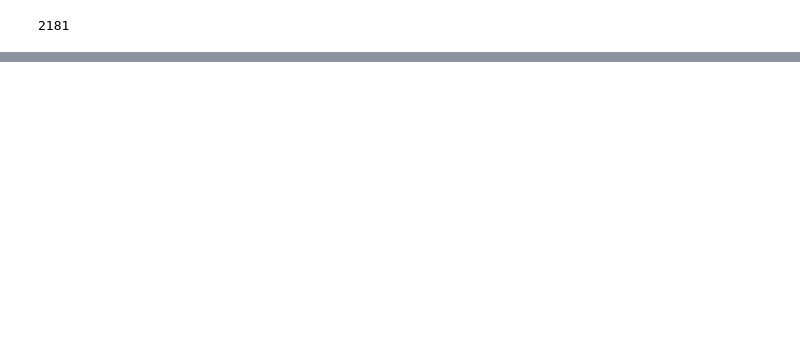
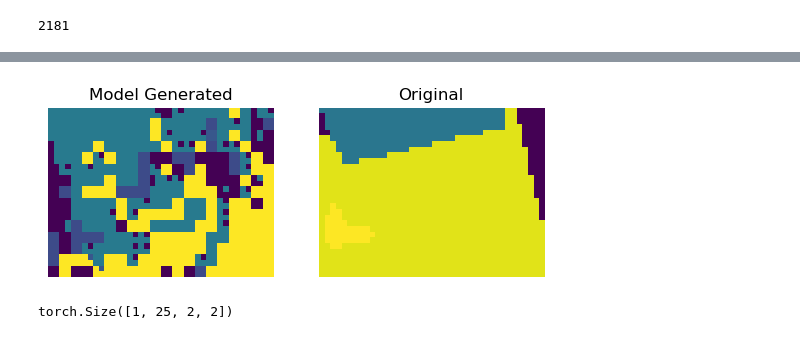
Before and after one commit to tarmst/snn, a Jupyter notebook: EVIMO_Best_Segmentation.ipynb, the cells around one changed output, grey strips where cells are left out. Cells and saved outputs as stored; diff of their text form; code cells hidden in the pictures; blank space fills up the shorter version.

```diff
--- a/EVIMO_Best_Segmentation.ipynb
+++ b/EVIMO_Best_Segmentation.ipynb
@@ -227,0 +391,4 @@ for epoch in range(num_epochs):
+# %%
+out_mask, true_mask = compare_masks(dataset, index=0, time_step=0)
+# %% [output]
+[figure, added]
@@ -227,0 +397,6 @@ for epoch in range(num_epochs):
+# %%
+test = torch.zeros(1, num_classes, 2, 2) #480, 640)
+test2 = torch.zeros(1, num_classes, 2, 2) #, 480, 640)
+test.shape
+# %% [output]
+torch.Size([1, 25, 2, 2])
```
Also changed, not shown: parts of 27 cells of this notebook.
